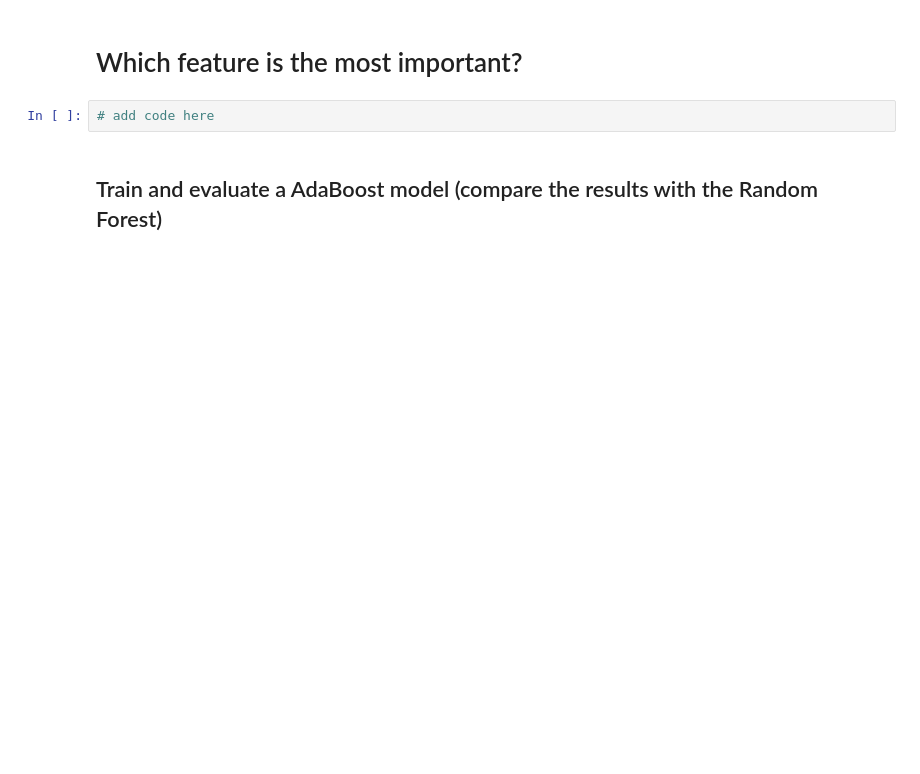
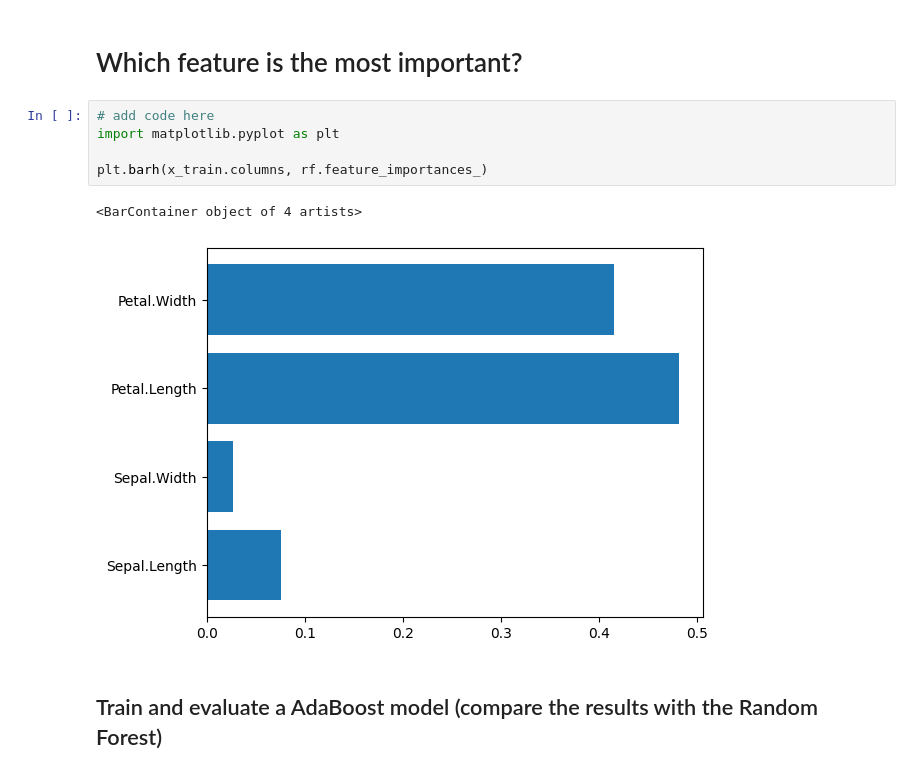
Before and after one commit to makee5/ML_ADS, a Jupyter notebook: notebooks/session_16/exercises.ipynb, the cells around one changed output. Drawn from its saved outputs; the diff is of its cells as text; blank space fills up the shorter version.

```diff
--- a/notebooks/session_16/exercises.ipynb
+++ b/notebooks/session_16/exercises.ipynb
@@ -22,6 +86,12 @@
 # Which feature is the most important?
 # %%
 # add code here
+import matplotlib.pyplot as plt
+
+plt.barh(x_train.columns, rf.feature_importances_)
+# %% [output]
+<BarContainer object of 4 artists>
+[figure, added]
 # %% [markdown]
 ## Train and evaluate a AdaBoost model (compare the results with the Random Forest)
 # %%
```
Also changed, not shown: parts of 6 cells of this notebook, 5 other files.
